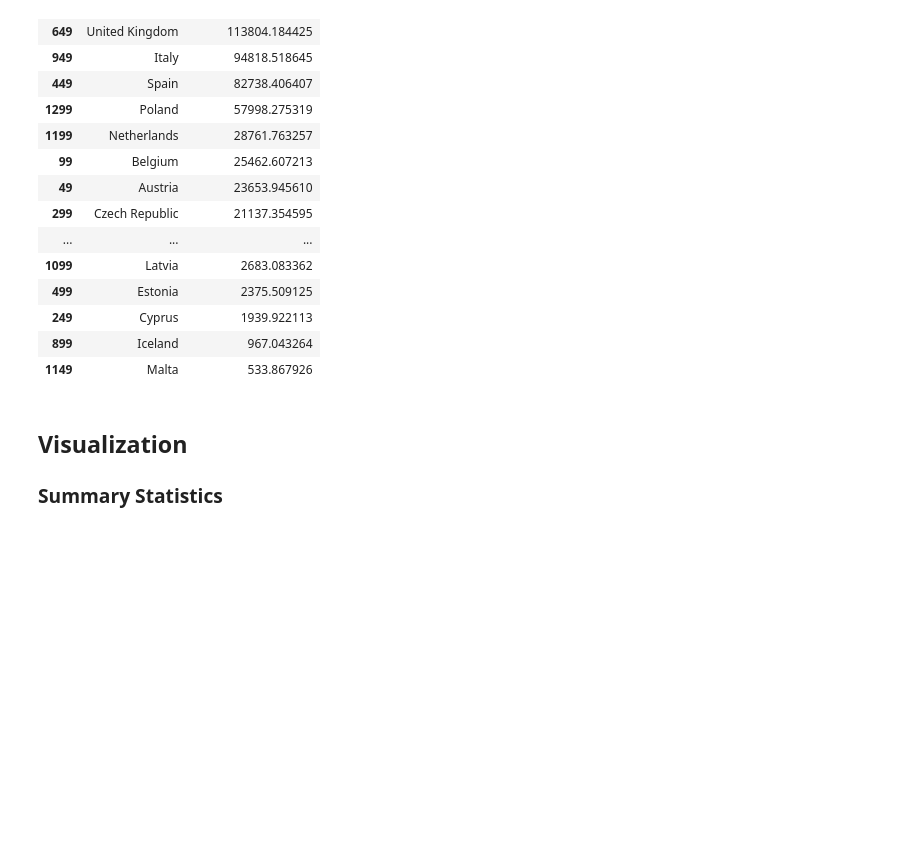
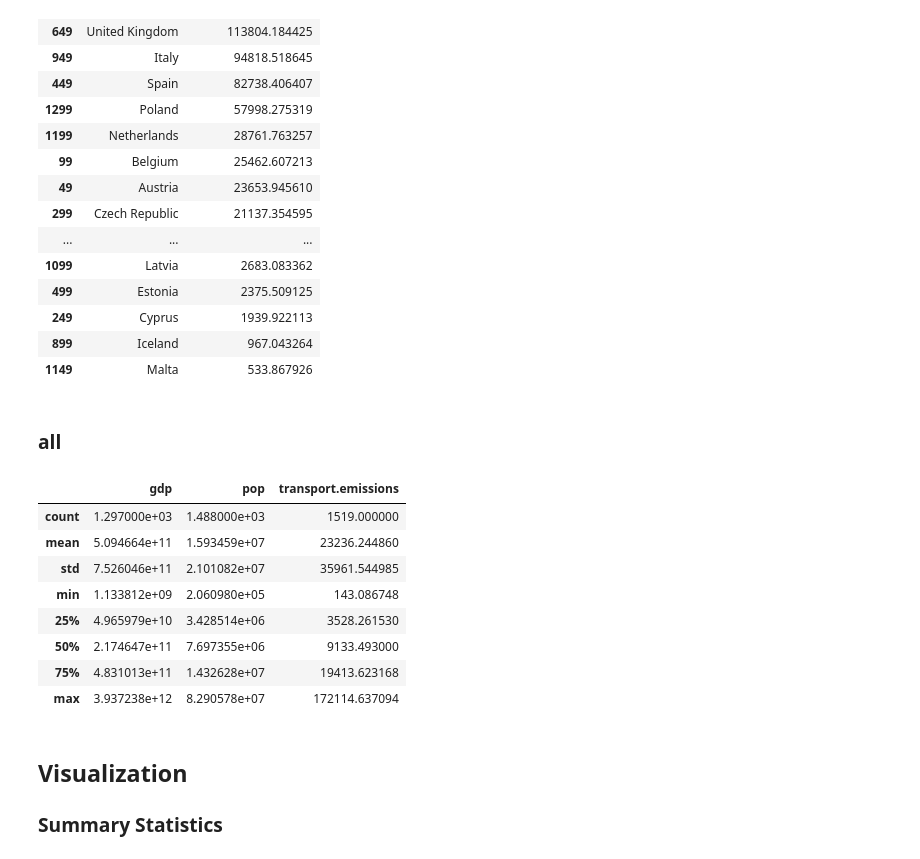
Before and after one commit to TomoyaOzawa-DA/research-project, a Jupyter notebook: EmpiricalStudy/EDA.ipynb, the cells around one changed output. Saved outputs shown, nothing was run; the diff lists cells and outputs as text; code cells hidden in the pictures; blank space fills up the shorter version.

```diff
--- a/EmpiricalStudy/EDA.ipynb
+++ b/EmpiricalStudy/EDA.ipynb
@@ -134,6 +134,20 @@ df.query("year == 2018")[["country", "transport.emissions"]].sort_values("transp
 | 249 | Cyprus | 1939.922113 |
 | 899 | Iceland | 967.043264 |
 | 1149 | Malta | 533.867926 |
+# %% [markdown]
+### all
+# %%
+df.iloc[:,2:5].describe()
+# %% [output]
+|  | gdp | pop | transport.emissions |
+| count | 1.297000e+03 | 1.488000e+03 | 1519.000000 |
+| mean | 5.094664e+11 | 1.593459e+07 | 23236.244860 |
+| std | 7.526046e+11 | 2.101082e+07 | 35961.544985 |
+| min | 1.133812e+09 | 2.060980e+05 | 143.086748 |
+| 25% | 4.965979e+10 | 3.428514e+06 | 3528.261530 |
+| 50% | 2.174647e+11 | 7.697355e+06 | 9133.493000 |
+| 75% | 4.831013e+11 | 1.432628e+07 | 19413.623168 |
+| max | 3.937238e+12 | 8.290578e+07 | 172114.637094 |
 # %% [markdown]
 ## Visualization
 
```
Also changed, not shown: parts of 7 cells of this notebook, 26 other files.
